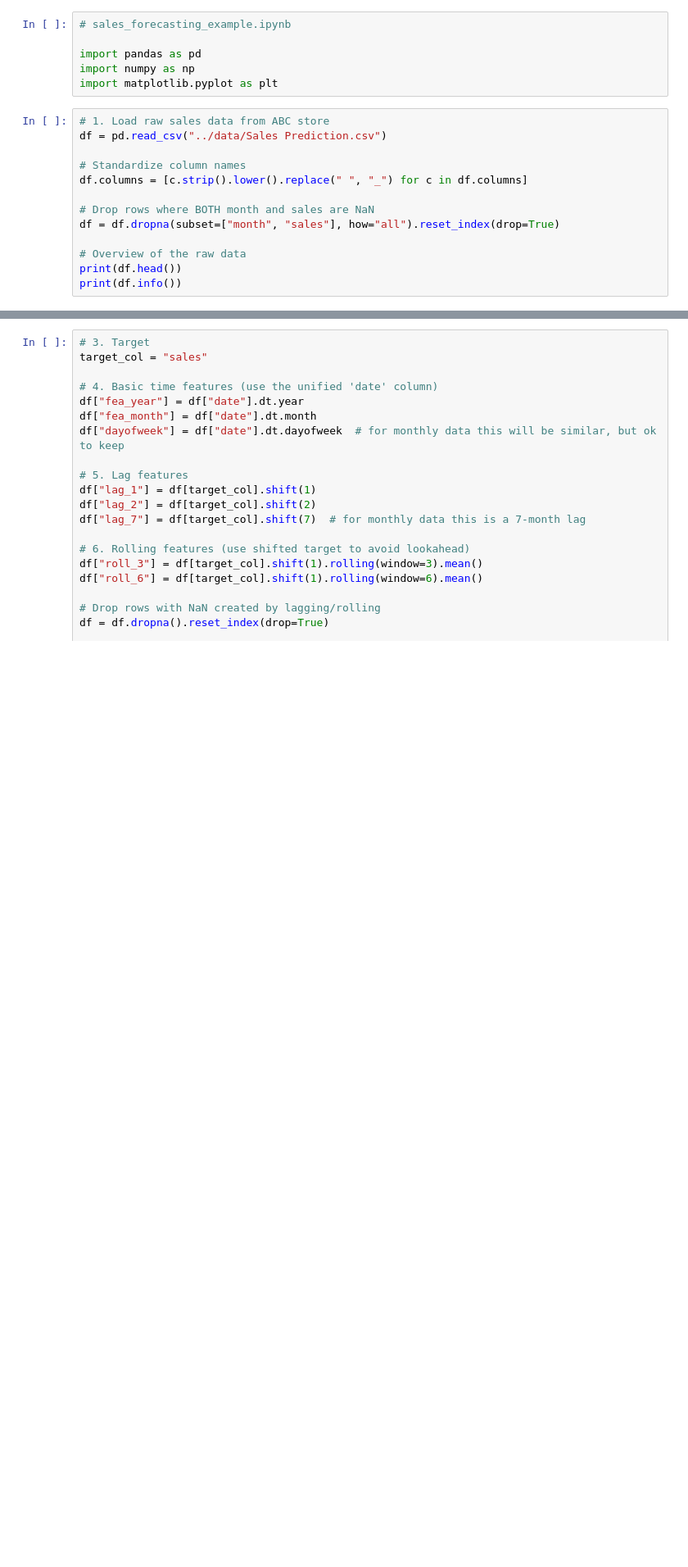
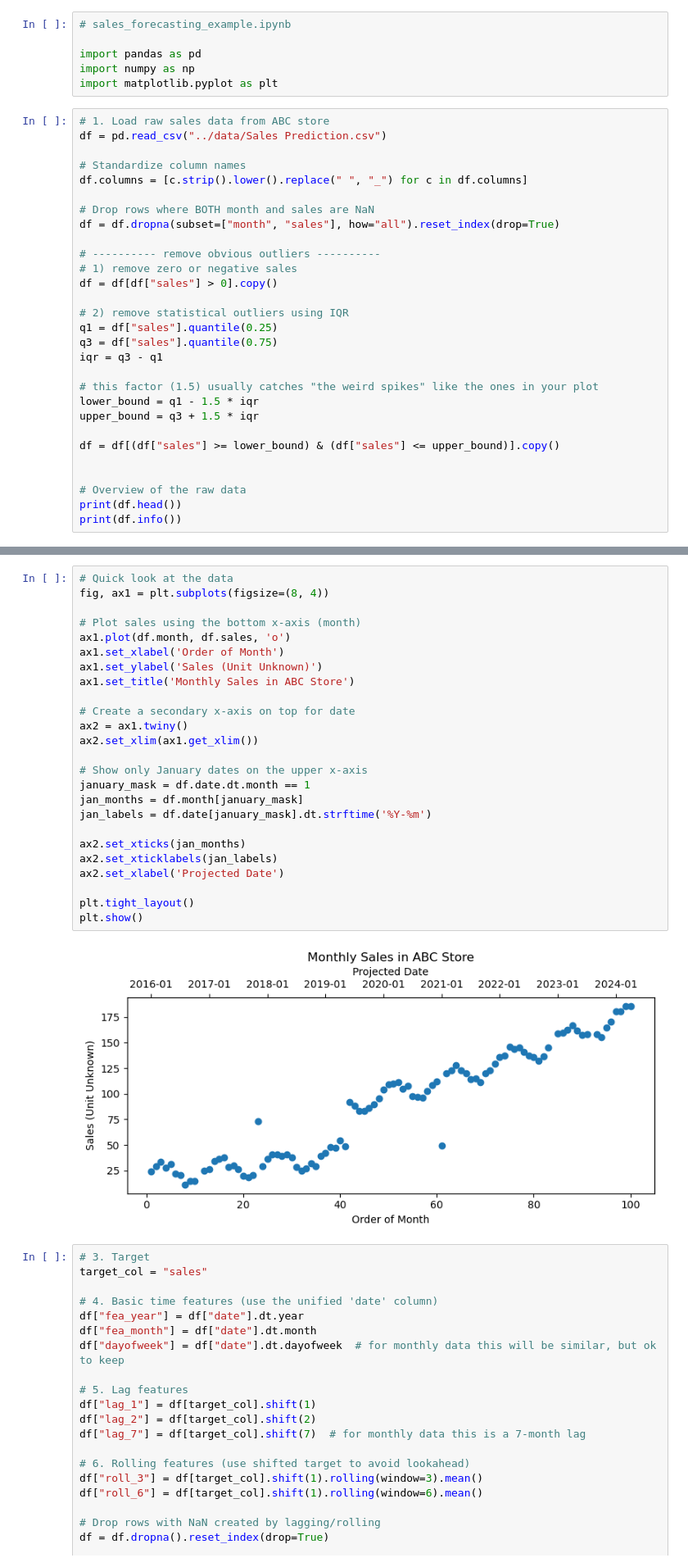
Before and after one commit to kevin-chao-com/retail-sales-forecasting-demo, a Jupyter notebook: scripts/test_sales_forecast.ipynb, the cells around one changed output, grey strips where cells are left out. Shown: that part at 82% size. Cells and saved outputs as stored; diff of their text form; blank space fills up the shorter version.

Commit message:
Remove obvious outliers

```diff
--- a/scripts/test_sales_forecast.ipynb
+++ b/scripts/test_sales_forecast.ipynb
@@ -14,6 +14,22 @@ df.columns = [c.strip().lower().replace(" ", "_") for c in df.columns]
 # Drop rows where BOTH month and sales are NaN
 df = df.dropna(subset=["month", "sales"], how="all").reset_index(drop=True)
 
+# ---------- remove obvious outliers ----------
+# 1) remove zero or negative sales
+df = df[df["sales"] > 0].copy()
+
+# 2) remove statistical outliers using IQR
+q1 = df["sales"].quantile(0.25)
+q3 = df["sales"].quantile(0.75)
+iqr = q3 - q1
+
+# this factor (1.5) usually catches "the weird spikes" like the ones in your plot
+lower_bound = q1 - 1.5 * iqr
+upper_bound = q3 + 1.5 * iqr
+
+df = df[(df["sales"] >= lower_bound) & (df["sales"] <= upper_bound)].copy()
+
+
 # Overview of the raw data
 print(df.head())
 print(df.info())
@@ -74,3 +80,30 @@ Text(0, 0.5, 'Sales (Unit Unknown)')
+# %%
+# Quick look at the data
+fig, ax1 = plt.subplots(figsize=(8, 4))
+
+# Plot sales using the bottom x-axis (month)
+ax1.plot(df.month, df.sales, 'o')
+ax1.set_xlabel('Order of Month')
+ax1.set_ylabel('Sales (Unit Unknown)')
+ax1.set_title('Monthly Sales in ABC Store')
+
+# Create a secondary x-axis on top for date
+ax2 = ax1.twiny()
+ax2.set_xlim(ax1.get_xlim())
+
+# Show only January dates on the upper x-axis
+january_mask = df.date.dt.month == 1
+jan_months = df.month[january_mask]
+jan_labels = df.date[january_mask].dt.strftime('%Y-%m')
+
+ax2.set_xticks(jan_months)
+ax2.set_xticklabels(jan_labels)
+ax2.set_xlabel('Projected Date')
+
+plt.tight_layout()
+plt.show()
+# %% [output]
+[figure, added]
 # %%
 # 3. Target
 target_col = "sales"
```
Also changed, not shown: parts of 3 cells of this notebook.
